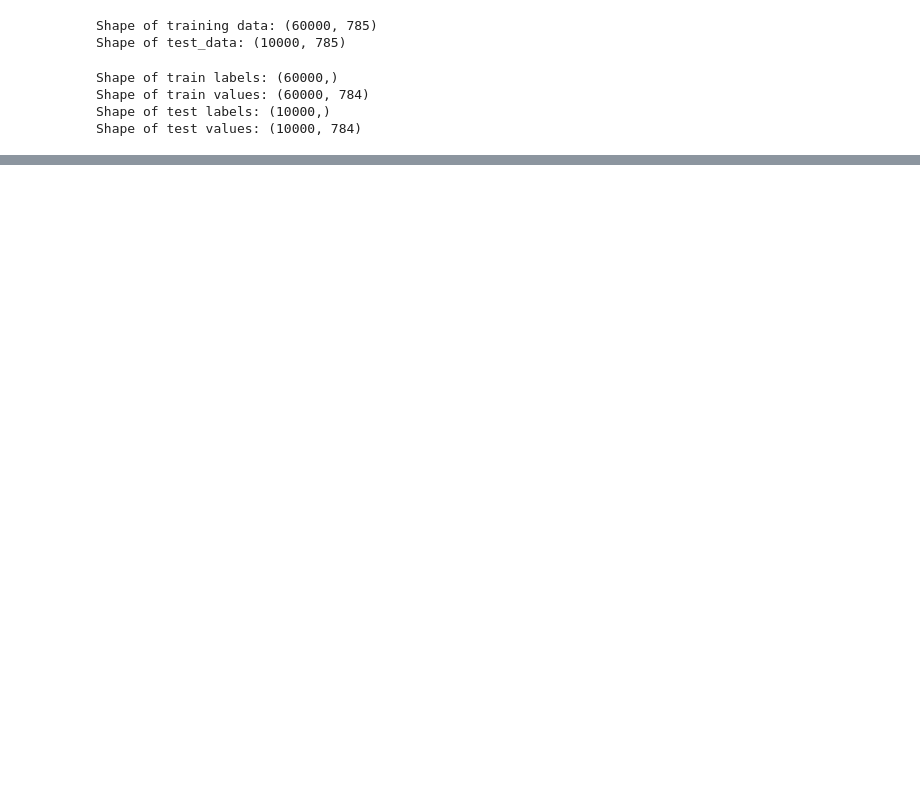
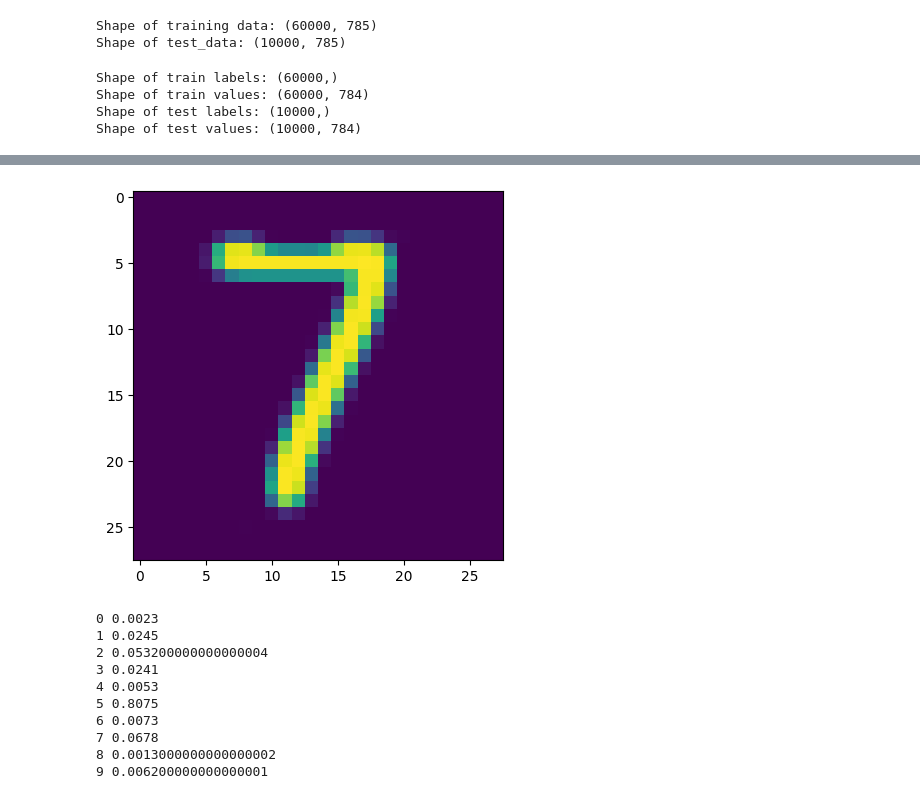
Before and after one commit to najarvis/MNIST-playground, a Jupyter notebook: mnist-playground.ipynb, the cells around one changed output, grey strips where cells are left out. Cells and saved outputs as stored; diff of their text form; code cells hidden in the pictures; blank space fills up the shorter version.

```diff
--- a/mnist-playground.ipynb
+++ b/mnist-playground.ipynb
@@ -179,0 +281,11 @@ class Network:
+# %%
+from PIL import Image
+
+img = Image.open("MySevenDark.png").convert('L')
+
+img_array = ((np.array(img, dtype=datatype) - 128) / 128)
+img_flat = img_array.T.flatten()
+
+for idx, i in enumerate(feedforward(img_flat)[0]):
+    print(idx, (i // 0.0001) * 0.0001)
+feedforward(img_flat)[0].argmax()
@@ -179,0 +384,29 @@ class Network:
+# %%
+from PIL import Image
+
+img = Image.open("MySevenDark.png").convert('L')
+
+img_array = ((np.array(img, dtype=datatype) - 128) / 128)
+img_flat = img_array.flatten()
+
+model_input = (img_flat - 128) / 128
+model_output = feedforward(model_input.flatten())[0]
+
+plt.imshow(model_input.reshape((28, 28)))
+plt.show()
+
+
+for idx, i in enumerate(model_output):
+    print(idx, (i // 0.0001) * 0.0001)
+# %% [output]
+[figure, added]
+0 0.0023
+1 0.0245
+2 0.053200000000000004
+3 0.0241
+4 0.0053
+5 0.8075
+6 0.0073
+7 0.0678
+8 0.0013000000000000002
+9 0.006200000000000001
```
Also changed, not shown: parts of 16 cells of this notebook, 2 other files.
